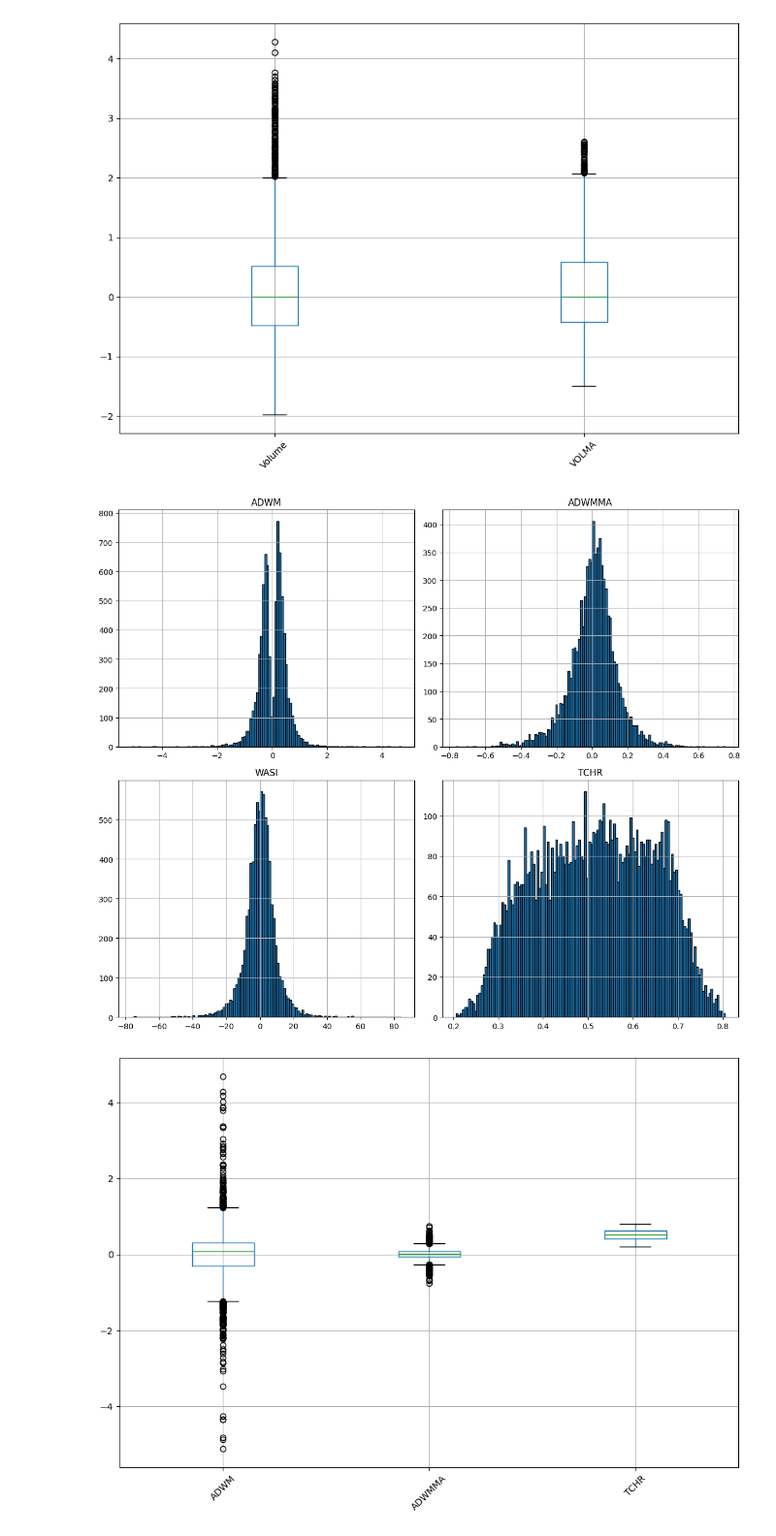
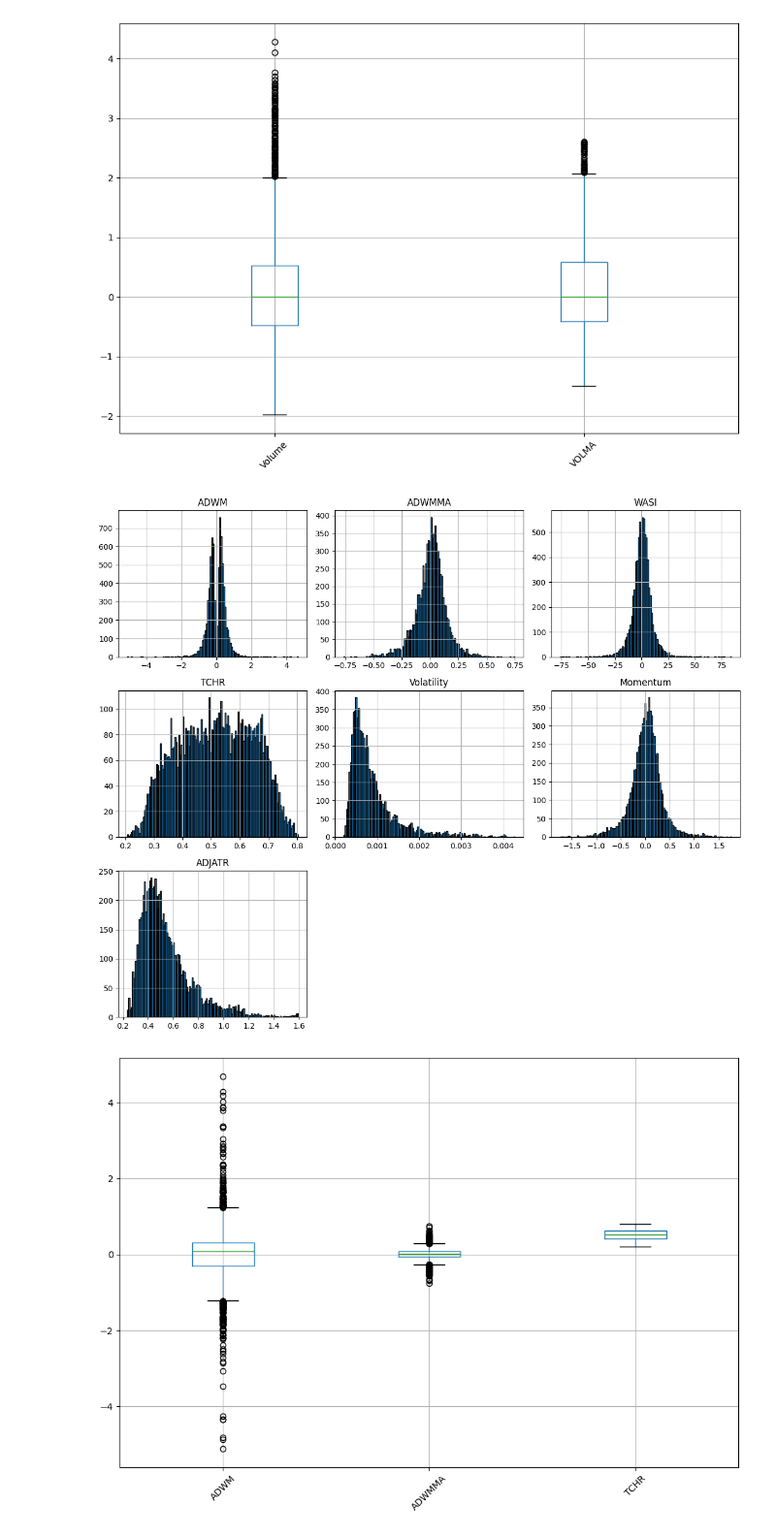
Before and after one commit to rahulpradeep4218/Uns_SPY_Trading, a Jupyter notebook: Experiments/exp9_EDA.ipynb, the cells around one changed output. Shown at 97% size. Cells and saved outputs as stored; diff of their text form; code cells hidden in the pictures.

```diff
--- a/Experiments/exp9_EDA.ipynb
+++ b/Experiments/exp9_EDA.ipynb
@@ -141,6 +142,39 @@ def calculate_ATR(data):
     return data
 
 
+def compute_volatility_momentum(df, price_col='Close', vol_window=14, mom_window=10):
+    """
+    Computes rolling volatility and momentum for a given price column.
+
+    Parameters:
+        df (pd.DataFrame): DataFrame containing historical price data.
+        price_col (str): Column name of the closing price.
+        vol_window (int): Window size for rolling volatility calculation.
+        mom_window (int): Window size for momentum calculation.
+
+    Returns:
+        pd.DataFrame: DataFrame with added 'Volatility' and 'Momentum' features.
+    """
+
+    # Ensure price column exists
+    if price_col not in df.columns:
+        raise ValueError(f"Column '{price_col}' not found in DataFrame")
+
+    # 🔹 Compute Log Returns (for better volatility calculation)
+    df['Log_Returns'] = np.log(df[price_col] / df[price_col].shift(1))
+
+    # 🔹 Compute Rolling Volatility (Standard Deviation of Log Returns)
+    df['Volatility'] = df['Log_Returns'].rolling(window=vol_window).std()
+
+    # 🔹 Compute Momentum (Rate of Change in Price)
+    df['Momentum'] = df[price_col].pct_change(periods=mom_window) * 100
+
+    # 🔹 Drop NaN values from rolling computations
+    df.dropna(inplace=True)
+
+    return df
+
+
 def compute_fourier_df(value_series, n_components=10):
     fft_result = np.fft.fft(value_series)
     real = fft_result.real[:n_components]
@@ -202,6 +236,8 @@ def add_new_features_df(data):
 
     data = calculate_WASI(data)
 
+    data = compute_volatility_momentum(data, price_col='Close', vol_window=config['volatility_period'], mom_window=config['momentum_period'])
+
     volume_ma_period = config['volume_ma_period']
 
     data['VOLMA'] = talib.SMA(data['Volume'], timeperiod=volume_ma_period)
@@ -347,12 +383,12 @@ plt.show()
 # %% [output]
 [figure]
 # %%
-other_features = ['ADWM', 'ADWMMA', 'WASI', 'TCHR']
+other_features = ['ADWM', 'ADWMMA', 'WASI', 'TCHR','Volatility', 'Momentum','ADJATR']
 trading_data_transformed[other_features].hist(figsize=(12,10), bins=130, edgecolor='black')
 plt.tight_layout()
 plt.show()
 # %% [output]
-[figure, old version]
+[figure, new version]
 # %%
 ### Show box plots for other features
 plt.figure(figsize=(12,8))
```
Also changed, not shown: parts of 9 cells of this notebook, 6 other files.
